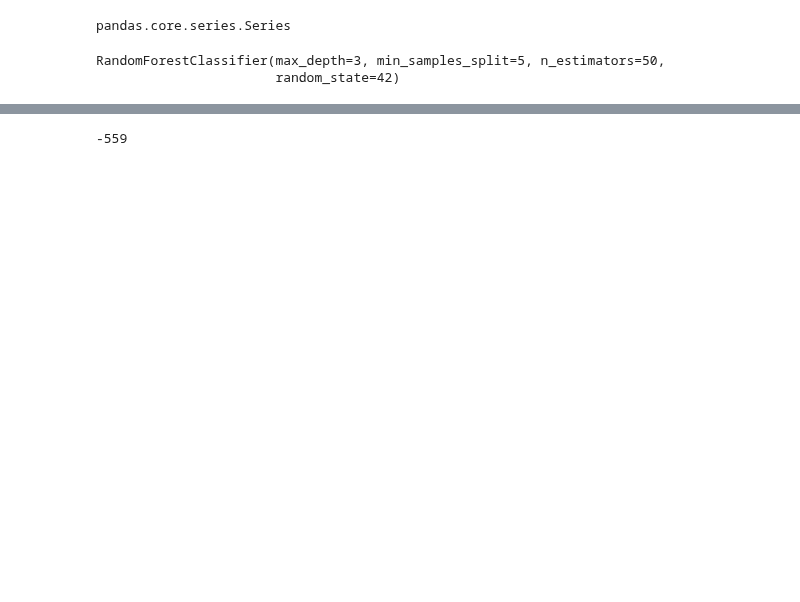
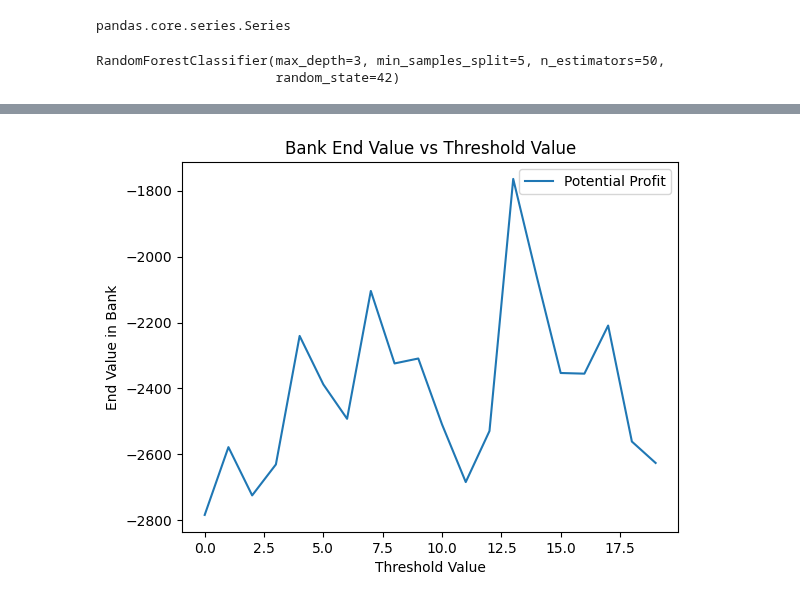
Before and after one commit to FlawlessAfro/ML_fight_prediction, a Jupyter notebook: ML Model Testing/randomforest.ipynb, the cells around one changed output, grey strips where cells are left out. Drawn from its saved outputs; the diff is of its cells as text; code cells hidden in the pictures; blank space fills up the shorter version.

Commit message:
profit simulator

```diff
--- a/ML Model Testing/randomforest.ipynb
+++ b/ML Model Testing/randomforest.ipynb
@@ -117,22 +112,47 @@ Bank amount: -13054.91262136
-# %%
-bank=0
-for index, row in result_df.iterrows():
-    if condition_blue[index]:
-        bet_amount = 1
-
-        if row['Winner'] == 'Blue':
-            bank +=1
-            #bank += row['B_ev'] * (bet_amount / 100)
-        else:
-            bank -= bet_amount
-    elif condition_red[index]:
-        bet_amount = 1
-
-        if row['Winner'] == 'Red':
-            bank +=1
-            #bank += row['B_ev'] * (bet_amount / 100)
-        else:
-            bank -= bet_amount
-print(bank)
-# %% [output]
--559
+# %%
+# Assuming result_df is your DataFrame
+# Initialize bank to 0
+bank = 0
+
+# List of threshold values to test
+threshold_values = range(0, 20)  # Adjust the range as needed
+
+# Lists to store results
+end_value = []
+
+for threshold in threshold_values:
+    condition_blue = (result_df['B_ev'] * result_df['Probability_Blue'] - 100 * result_df['Probability_Red']) > threshold
+    condition_red = (result_df['R_ev'] * result_df['Probability_Red'] - 100 * result_df['Probability_Blue']) > threshold
+
+    bank = 0  # Reset bank for each threshold value
+
+    for index, row in result_df.iterrows():
+        if condition_blue[index]:
+            bet_amount = 100
+
+            if row['Winner'] == 'Blue':
+                bank += row['B_ev'] * (bet_amount / 100)
+            else:
+                bank -= bet_amount
+
+        elif condition_red[index]:
+            if row['Winner'] == 'Red':
+                bank += row['R_ev'] * (bet_amount / 100)
+            else:
+                bank -= bet_amount
+
+    end_value.append(bank if condition_blue.any() else 0)
+
+    max_index = end_value.index(max(end_value))
+    max_threshold = list(threshold_values)[max_index]
+    max_value = max(end_value)
+
+# Plotting the results
+plt.plot(threshold_values, end_value, label='Potential Profit')
+plt.xlabel('Threshold Value')
+plt.ylabel('End Value in Bank')
+plt.legend()
+plt.title('Bank End Value vs Threshold Value')
+plt.show()
+# %% [output]
+[figure, added]
```
Also changed, not shown: parts of 15 cells of this notebook, 1 other file.
